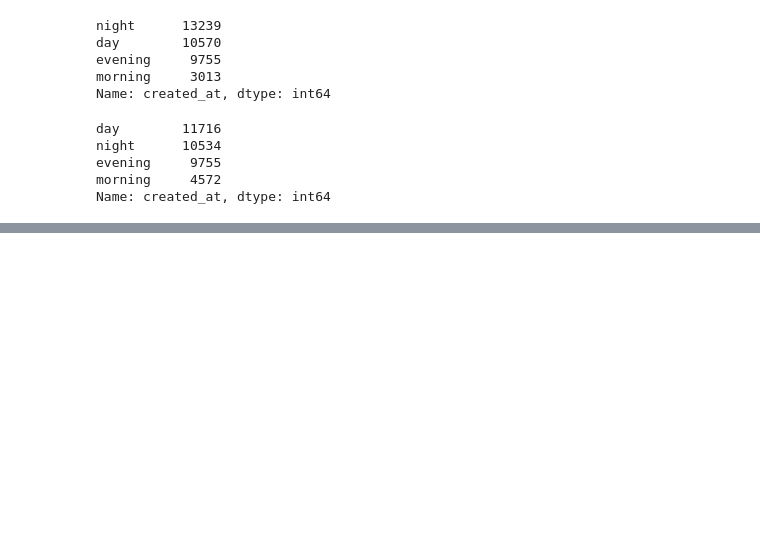
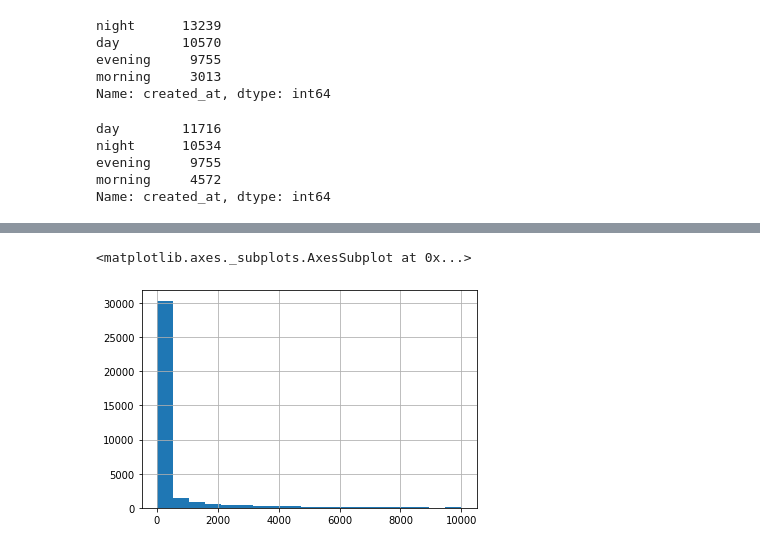
Before and after one commit to eawer/twitter-bot-detection, a Jupyter notebook: notebooks/04_extract_user_features.ipynb, the cells around one changed output, grey strips where cells are left out. Drawn from its saved outputs; the diff is of its cells as text; code cells hidden in the pictures; blank space fills up the shorter version.

```diff
--- a/notebooks/04_extract_user_features.ipynb
+++ b/notebooks/04_extract_user_features.ipynb
@@ -1,7 +1,7 @@
 # %%
 import pandas as pd
 # %%
-users = pd.read_pickle('data/03_primary/users.pkl')
+users = pd.read_pickle('../data/03_primary/users.pkl')
 # %%
 features = users[[
     "protected", "followers_count", "friends_count",  "listed_count", "favourites_count", "statuses_count",
@@ -54,0 +64,6 @@ Name: created_at, Length: 36577, dtype: int64
+# %%
+import numpy as np
+users["listed_count"].hist(bins=np.linspace(-1, 10000, num=20))
+# %% [output]
+<matplotlib.axes._subplots.AxesSubplot at 0x...>
+[figure, added]
```
Also changed, not shown: parts of 7 cells of this notebook, 2 other files.
